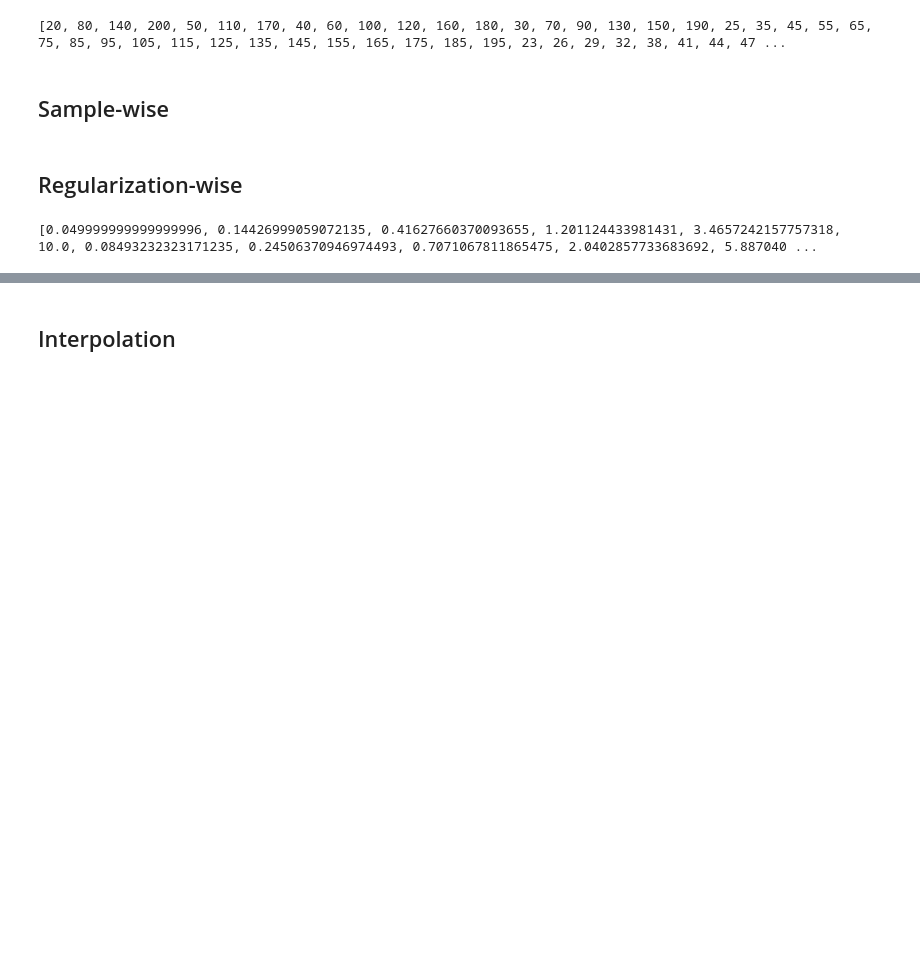
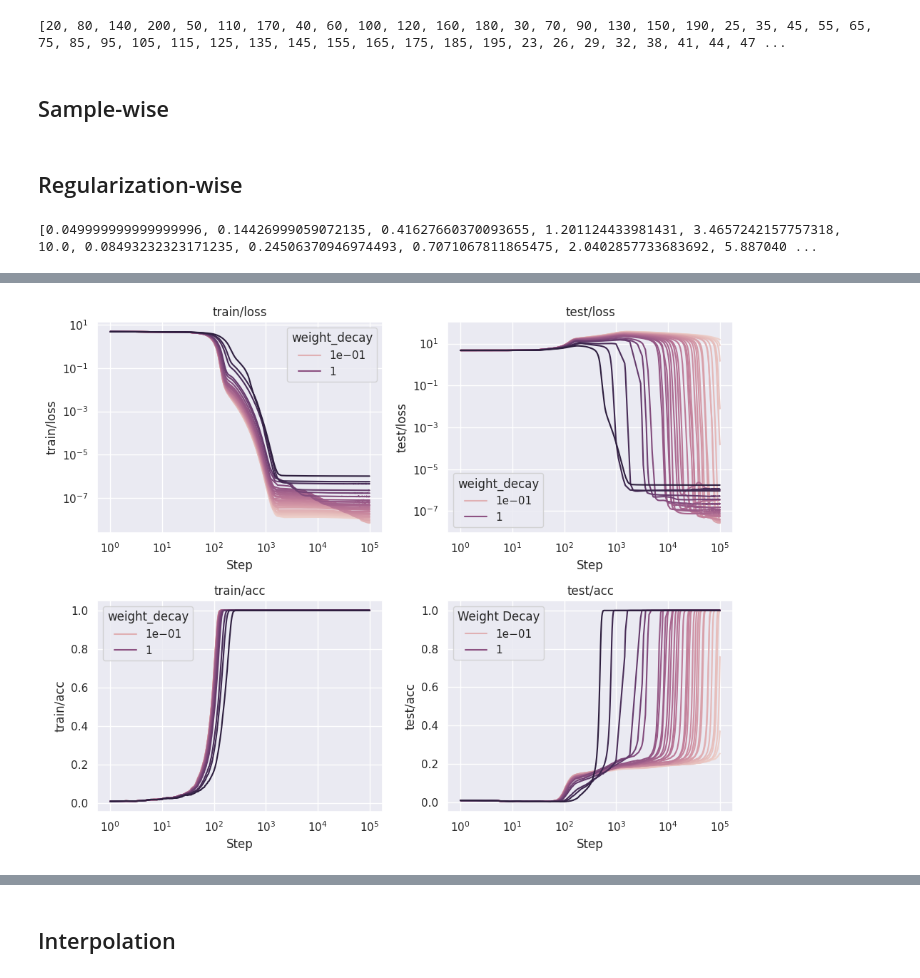
Before and after one commit to jqhoogland/pattern-learning, a Jupyter notebook: unifying/unifying.ipynb, the cells around one changed output, grey strips where cells are left out. Cells and saved outputs as stored; diff of their text form; code cells hidden in the pictures; blank space fills up the shorter version.

```diff
--- a/unifying/unifying.ipynb
+++ b/unifying/unifying.ipynb
@@ -193,0 +226,13 @@ print(json.dumps(wds))
+# %%
+refined_sweep = api.sweep("jqhoogland/grokking/oxsp97s3")
+refined_sweep_runs = refined_sweep.runs
+
+refined_reg_sweep_history = pd.concat([create_run_df(run.history(), run.config) for run in refined_sweep_runs])
+
+# Copy into reg_sweep_history.
+# Each row should be unique for a given choice of _step and weight_decay.
+# If there are duplicates, the refined_sweep history will overwrite the reg_sweep_history.
+
+reg_sweep_history = pd.concat([reg_sweep_history, refined_reg_sweep_history]).drop_duplicates(['_step', 'weight_decay'], keep='last')
+df = reg_sweep_history.copy()
+reg_sweep_history
@@ -193,0 +354,38 @@ print(json.dumps(wds))
+# %%
+# Plot the learning curves [(_step, "train/loss")], [(_step, "test/loss")], [(_step, "train/acc")], [(_step, "test/acc")]
+# for each value of "weight_decay". Use the "hue" argument to color the lines by "weight_decay".
+
+from matplotlib.colors import LogNorm
+import seaborn as sns
+import matplotlib.pyplot as plt
+
+sns.set_theme(style="darkgrid")
+
+# Set up the subplot
+fig, axes = plt.subplots(nrows=2, ncols=2, figsize=(10, 8))
+
+# Define the columns to plot
+columns = [("_step", "train/loss"), ("_step", "test/loss"),
+           ("_step", "train/acc"), ("_step", "test/acc")]
+
+# Loop through each column and plot the learning curve
+for i, column in enumerate(columns):
+    row = i // 2
+    col = i % 2
+    ax = axes[row][col]
+    sns.lineplot(data=reg_sweep_history, x=column[0], y=column[1], hue="weight_decay", hue_norm=LogNorm(),  ax=ax)
+    ax.set_title(column[1])
+    ax.set_xscale('log')
+    ax.set_xlabel("Step")
+    ax.set_ylabel(column[1])
+
+    if "loss" in column[1]:
+        ax.set_yscale('log')
+
+# Add a legend to the last subplot
+axes[1][1].legend(title="Weight Decay")
+
+# Adjust the layout of the subplots
+fig.tight_layout()
+# %% [output]
+[figure, added]
```
Also changed, not shown: parts of 16 cells of this notebook, 5 other files.
